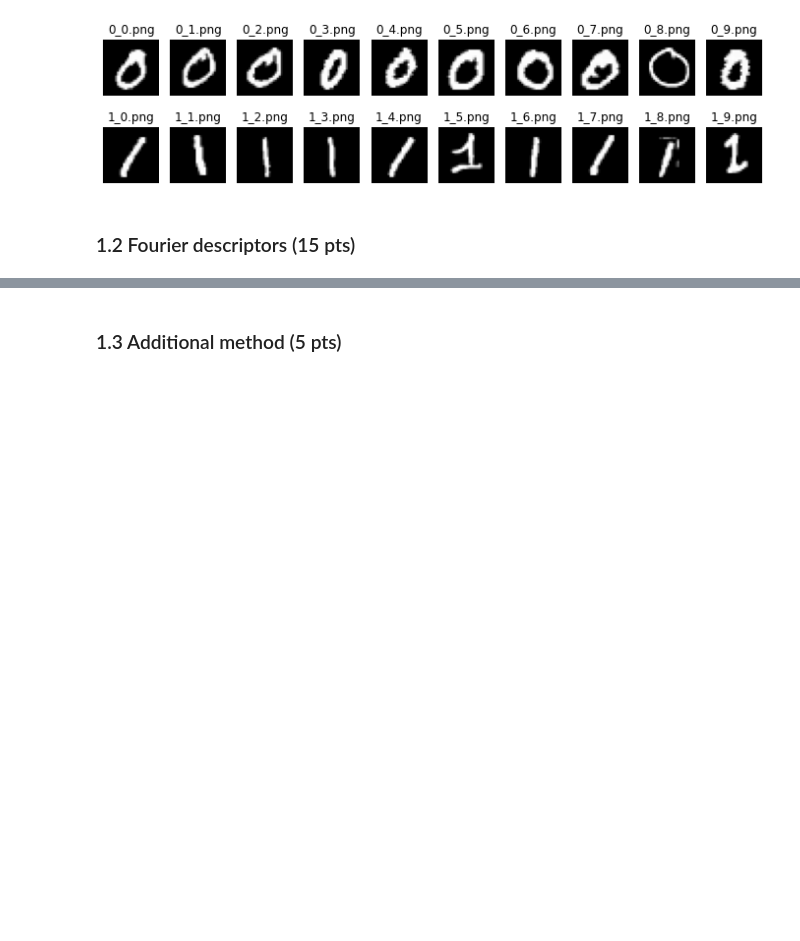
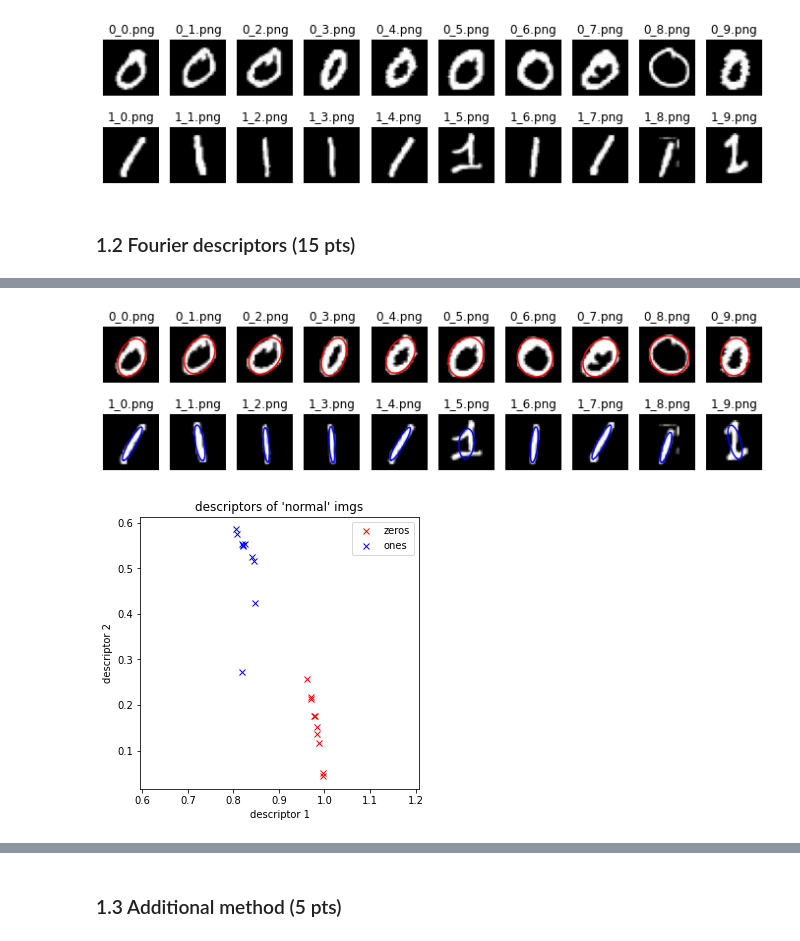
Before and after one commit to mbiselx/ImgAnlNPatRec, a Jupyter notebook: labs/lab_02_object_description.ipynb, the cells around one changed output, grey strips where cells are left out. Drawn from its saved outputs; the diff is of its cells as text; code cells hidden in the pictures; blank space fills up the shorter version.

```diff
--- a/labs/lab_02_object_description.ipynb
+++ b/labs/lab_02_object_description.ipynb
@@ -193,0 +162,33 @@ plt.show()
+# %%
+#Fourier descriptors
+nb_dscr = 2
+
+# do the operation on the 'normal' images
+out_0 = list(zip(*[(get_fourier_descriptors(img, nb_dscr)) for img in zeros_im]))
+descriptors_0, contours_0 = np.array(out_0[0]), out_0[1]
+out_1 = list(zip(*[(get_fourier_descriptors(img, nb_dscr)) for img in ones_im]))
+descriptors_1, contours_1 = np.array(out_1[0]), out_1[1]
+
+# plot images with descriptors
+fig, axes = plt.subplots(2, len(zeros_im), figsize=(12, 3))
+plot_imgs_and_contours(axes[0], zeros_im, zeros_names, contours_0, 'r')
+plot_imgs_and_contours(axes[1], ones_im,  ones_names,  contours_1, 'b')
+
+# plot descriptors
+fig, ax = plt.subplots(1, 1, figsize=(5, 5))
+plot_descriptors(ax, descriptors_0, 'rx', "zeros")
+plot_descriptors(ax, descriptors_1, 'bx', "ones")
+plt.title("descriptors of 'normal' imgs")
+
+plt.show()
+
+# one can clearly see the separation between the ones and the zeros
+# in the desciptor space, which arises from the different shapes of
+# the contours (the zeros being rather round, thus mostly being
+# comprised of a single descriptor, wheras the ones need two descriptors
+# to approximate their elongated shaes a bit better.
+# The exceptions are 1_5 and 1_9, which have extra bits. This causes
+# them to be outliers from the main cluster.
+# %% [output]
+[figure, added]
+[figure, added]
```
Also changed, not shown: parts of 15 cells of this notebook.
